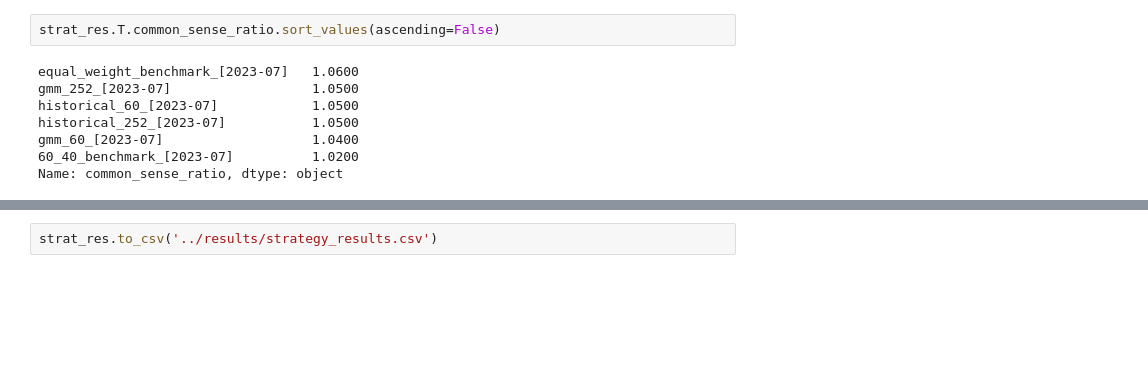
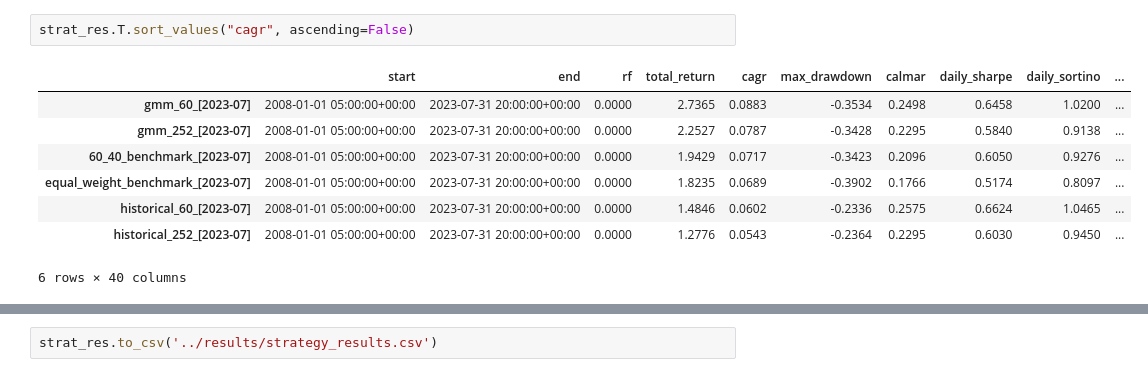
Before and after one commit to Moccazio/QC_trading, a Jupyter notebook: mixture_model_trading/notebooks/04_algorithms_comparison_and_evaluation.ipynb, the cells around one changed output, grey strips where cells are left out. Cells and saved outputs as stored; diff of their text form; blank space fills up the shorter version.

```diff
--- a/mixture_model_trading/notebooks/04_algorithms_comparison_and_evaluation.ipynb
+++ b/mixture_model_trading/notebooks/04_algorithms_comparison_and_evaluation.ipynb
@@ -616,13 +616,14 @@ historical_252_[2023-07]           0.0582
 Name: cagr, dtype: object
 [interactive output not drawn]
 # %%
-strat_res.T.common_sense_ratio.sort_values(ascending=False)
+strat_res.T.sort_values("cagr", ascending=False)
 # %% [output]
+|  | start | end | rf | total_return | cagr | max_drawdown | calmar | daily_sharpe | daily_sortino | ... |
+| gmm_60_[2023-07] | 2008-01-01 05:00:00+00:00 | 2023-07-31 20:00:00+00:00 | 0.0000 | 2.7365 | 0.0883 | -0.3534 | 0.2498 | 0.6458 | 1.0200 | ... |
+| gmm_252_[2023-07] | 2008-01-01 05:00:00+00:00 | 2023-07-31 20:00:00+00:00 | 0.0000 | 2.2527 | 0.0787 | -0.3428 | 0.2295 | 0.5840 | 0.9138 | ... |
+| 60_40_benchmark_[2023-07] | 2008-01-01 05:00:00+00:00 | 2023-07-31 20:00:00+00:00 | 0.0000 | 1.9429 | 0.0717 | -0.3423 | 0.2096 | 0.6050 | 0.9276 | ... |
+| equal_weight_benchmark_[2023-07] | 2008-01-01 05:00:00+00:00 | 2023-07-31 20:00:00+00:00 | 0.0000 | 1.8235 | 0.0689 | -0.3902 | 0.1766 | 0.5174 | 0.8097 | ... |
+| historical_60_[2023-07] | 2008-01-01 05:00:00+00:00 | 2023-07-31 20:00:00+00:00 | 0.0000 | 1.4846 | 0.0602 | -0.2336 | 0.2575 | 0.6624 | 1.0465 | ... |
+| historical_252_[2023-07] | 2008-01-01 05:00:00+00:00 | 2023-07-31 20:00:00+00:00 | 0.0000 | 1.2776 | 0.0543 | -0.2364 | 0.2295 | 0.6030 | 0.9450 | ... |
-equal_weight_benchmark_[2023-07]   1.0600
-gmm_252_[2023-07]                  1.0500
-historical_60_[2023-07]            1.0500
-historical_252_[2023-07]           1.0500
-gmm_60_[2023-07]                   1.0400
-60_40_benchmark_[2023-07]          1.0200
-Name: common_sense_ratio, dtype: object
+6 rows × 40 columns
 [interactive output not drawn]
```
Also changed, not shown: parts of 19 cells of this notebook.
